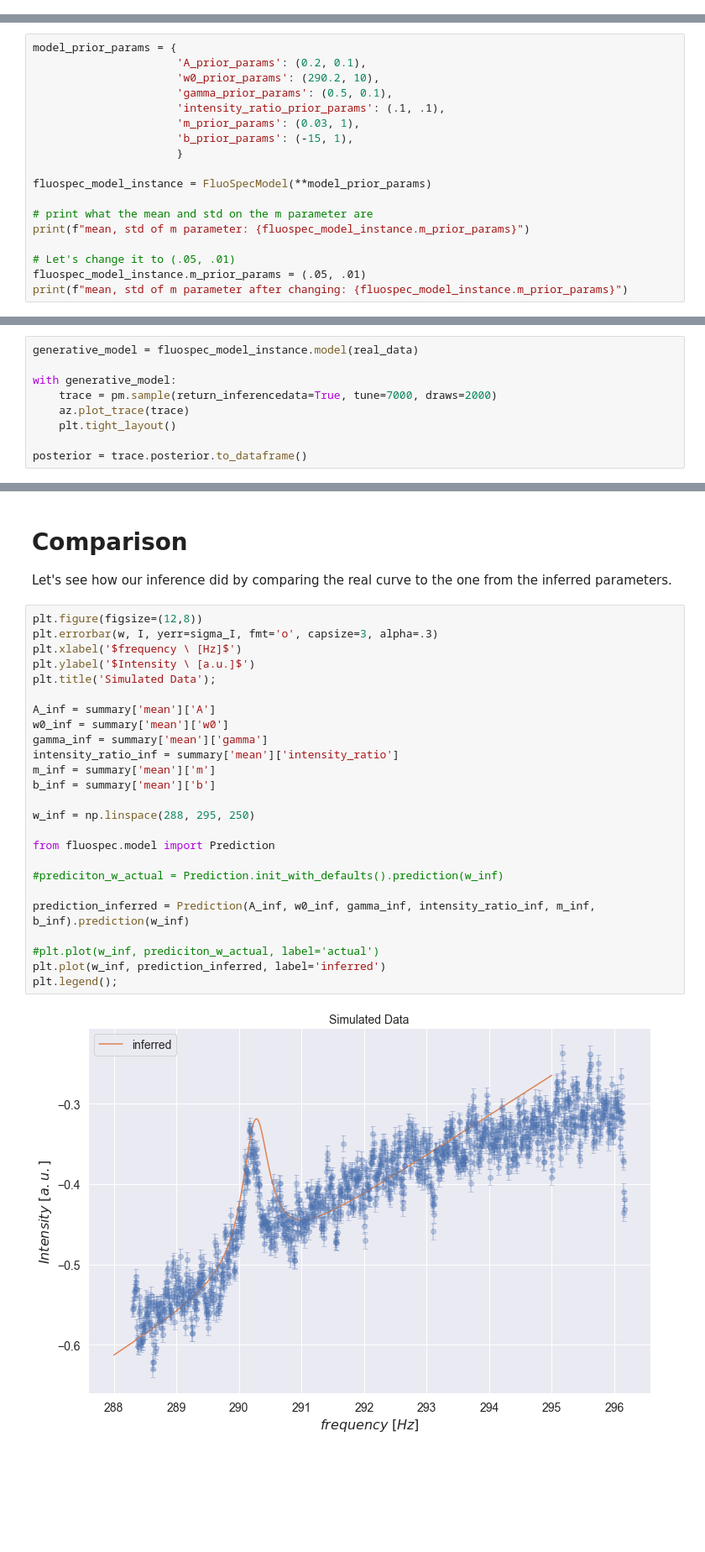
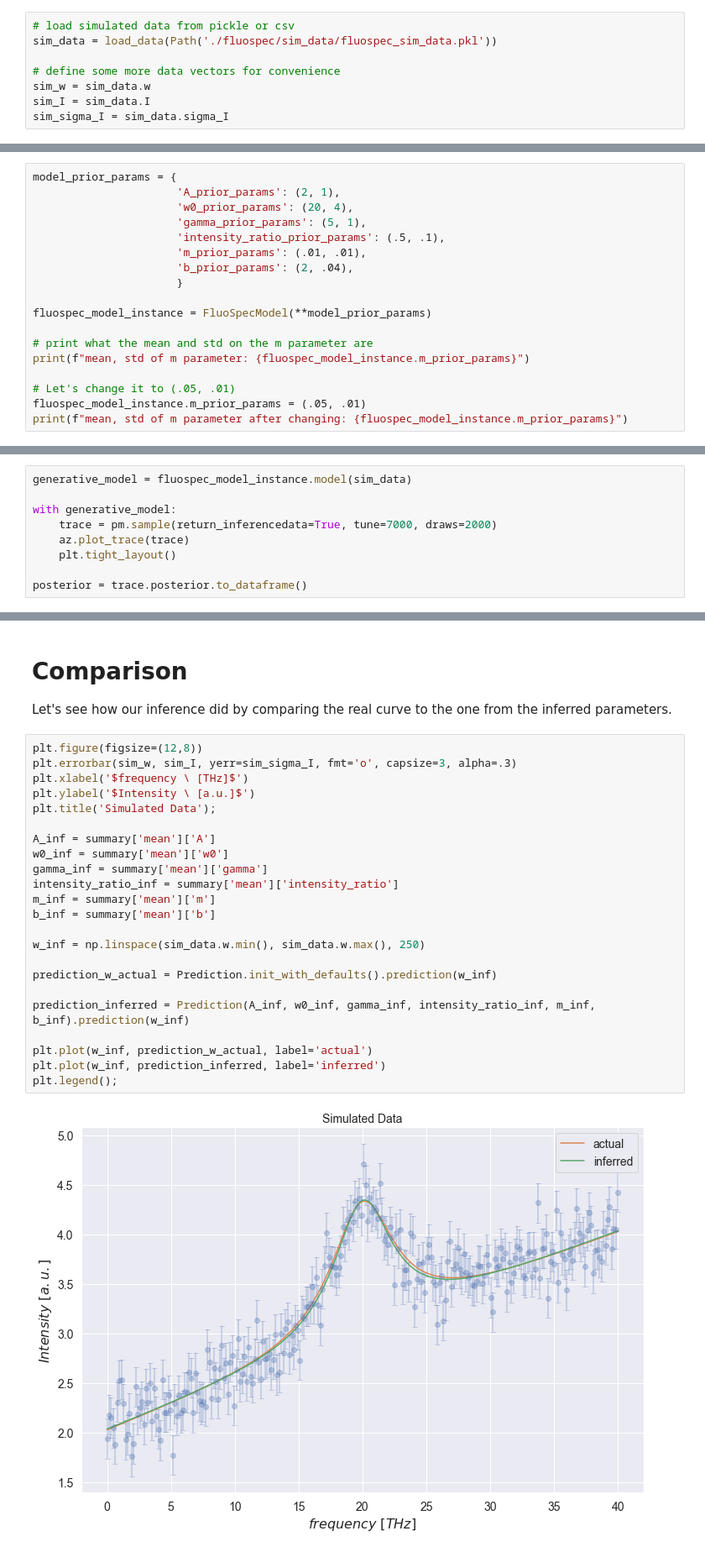
Before and after one commit to phys201/FluorescenceSpectroscopy, a Jupyter notebook: documentation.ipynb, the cells around one changed output, grey strips where cells are left out. Shown at 84% size. Drawn from its saved outputs; the diff is of its cells as text; blank space fills up the shorter version.

```diff
--- a/documentation.ipynb
+++ b/documentation.ipynb
@@ -84 +74,9 @@ sigma_I = real_data['Uncertainty']
+# %%
+# load simulated data from pickle or csv
+sim_data = load_data(Path('./fluospec/sim_data/fluospec_sim_data.pkl'))
+
+# define some more data vectors for convenience
+sim_w = sim_data.w
+sim_I = sim_data.I
+sim_sigma_I = sim_data.sigma_I
 # %%
@@ -98,11 +96,11 @@ Next, we call the `model` method, with a pandas DataFrame of the data as a param
 # %%
 model_prior_params = {
-                      'A_prior_params': (0.2, 0.1),
-                      'w0_prior_params': (290.2, 10),
-                      'gamma_prior_params': (0.5, 0.1),
-                      'intensity_ratio_prior_params': (.1, .1),
-                      'm_prior_params': (0.03, 1),
-                      'b_prior_params': (-15, 1),
+                      'A_prior_params': (2, 1),
+                      'w0_prior_params': (20, 4),
+                      'gamma_prior_params': (5, 1),
+                      'intensity_ratio_prior_params': (.5, .1),
+                      'm_prior_params': (.01, .01),
+                      'b_prior_params': (2, .04),
                       }
 
 fluospec_model_instance = FluoSpecModel(**model_prior_params)
@@ -118,6 +116,6 @@ mean, std of m parameter: (0.03, 1)
 mean, std of m parameter after changing: (0.05, 0.01)
 # %%
-generative_model = fluospec_model_instance.model(real_data)
+generative_model = fluospec_model_instance.model(sim_data)
 
 with generative_model:
     trace = pm.sample(return_inferencedata=True, tune=7000, draws=2000)
@@ -188,28 +186,26 @@ summary
 Let's see how our inference did by comparing the real curve to the one from the inferred parameters.
 # %%
 plt.figure(figsize=(12,8))
-plt.errorbar(w, I, yerr=sigma_I, fmt='o', capsize=3, alpha=.3)
-plt.xlabel('$frequency \ [Hz]$')
+plt.errorbar(sim_w, sim_I, yerr=sim_sigma_I, fmt='o', capsize=3, alpha=.3)
+plt.xlabel('$frequency \ [THz]$')
 plt.ylabel('$Intensity \ [a.u.]$')
 plt.title('Simulated Data');
 
 A_inf = summary['mean']['A']
 w0_inf = summary['mean']['w0']
 gamma_inf = summary['mean']['gamma']
 intensity_ratio_inf = summary['mean']['intensity_ratio']
 m_inf = summary['mean']['m']
 b_inf = summary['mean']['b']
 
-w_inf = np.linspace(288, 295, 250)
+w_inf = np.linspace(sim_data.w.min(), sim_data.w.max(), 250)
 
-from fluospec.model import Prediction
-
-#prediciton_w_actual = Prediction.init_with_defaults().prediction(w_inf)
+prediction_w_actual = Prediction.init_with_defaults().prediction(w_inf)
 
 prediction_inferred = Prediction(A_inf, w0_inf, gamma_inf, intensity_ratio_inf, m_inf, b_inf).prediction(w_inf)
 
-#plt.plot(w_inf, prediciton_w_actual, label='actual')
+plt.plot(w_inf, prediction_w_actual, label='actual')
 plt.plot(w_inf, prediction_inferred, label='inferred')
 plt.legend();
 # %% [output]
-[figure, old version]
+[figure, new version]
```
Also changed, not shown: parts of 20 cells of this notebook.
